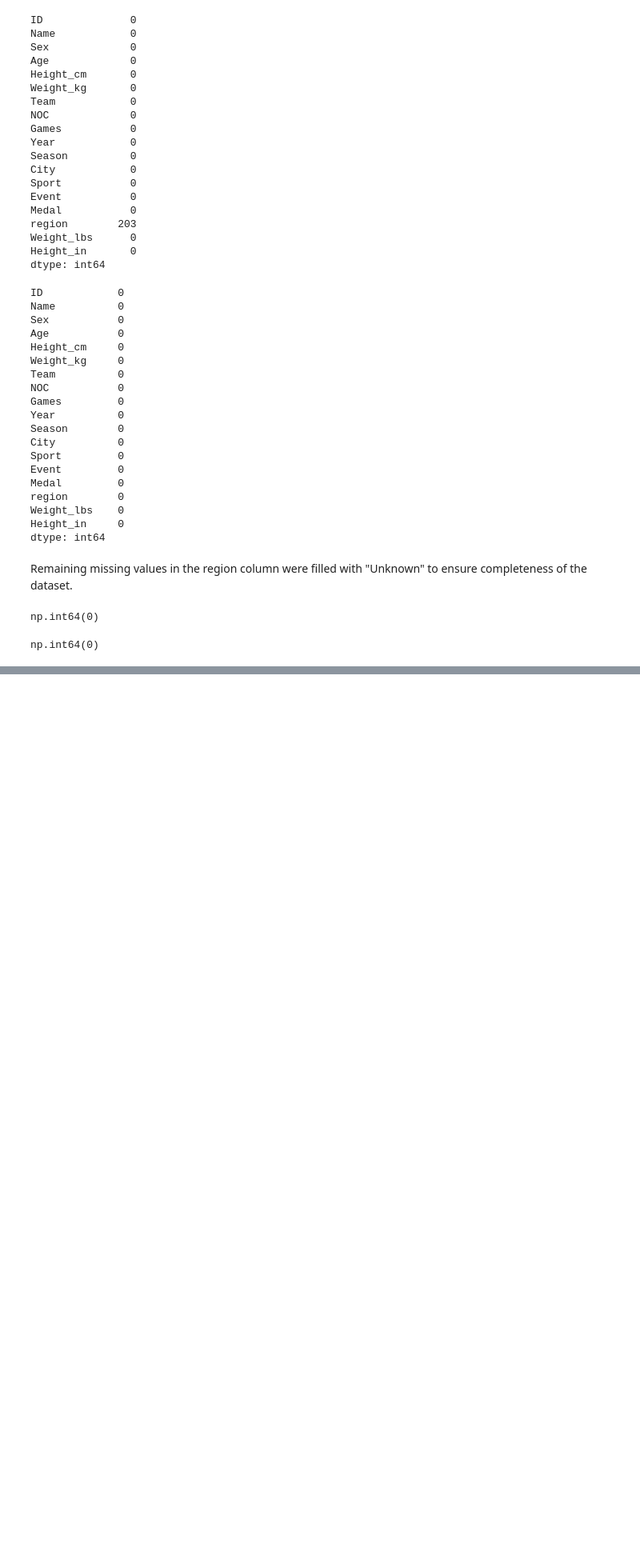
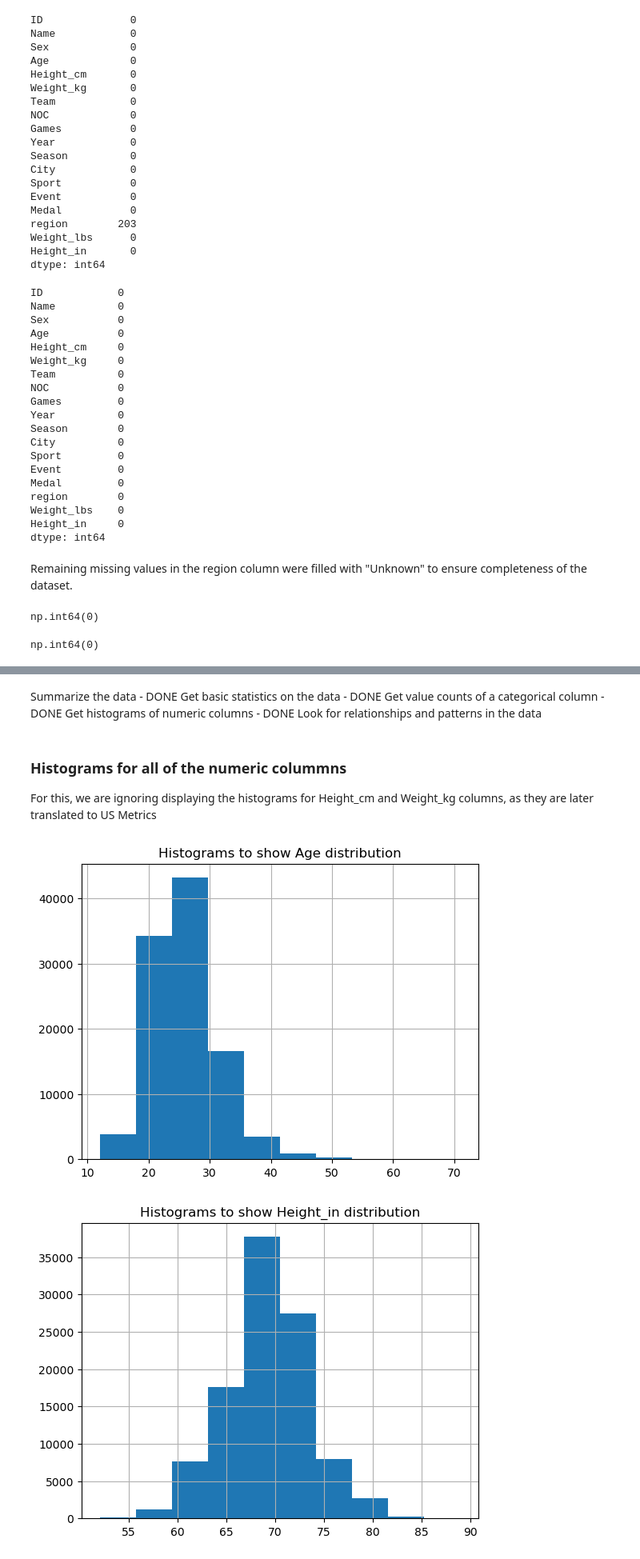
Before and after one commit to aramsay1026/ad450-data-analysis-project, a Jupyter notebook: notebooks/02_data_cleaning.ipynb, the cells around one changed output, grey strips where cells are left out. Shown at 80% size. Saved outputs shown, nothing was run; the diff lists cells and outputs as text; code cells hidden in the pictures; blank space fills up the shorter version.

```diff
--- a/notebooks/02_data_cleaning.ipynb
+++ b/notebooks/02_data_cleaning.ipynb
@@ -263,0 +294,20 @@ df.to_csv("../data/cleaned/cleaned_olympics_data.csv", index=False)
+# %% [markdown]
+Summarize the data - DONE
+Get basic statistics on the data - DONE
+Get value counts of a categorical column - DONE
+Get histograms of numeric columns - DONE
+Look for relationships and patterns in the data
+# %% [markdown]
+### Histograms for all of the numeric colummns
+For this, we are ignoring displaying the histograms for Height_cm and Weight_kg columns, as they are later translated to US Metrics
+# %%
+numeric_cols = ["Age", "Height_in", "Weight_lbs", "Year"]
+
+for col in numeric_cols:
+    plt.figure()
+    df[col].hist()
+    plt.title(f"Histograms to show {col} distribution")
+    plt.show()
+# %% [output]
+[figure, added]
+[figure, added]
```
Also changed, not shown: parts of 14 cells of this notebook, 3 other files.
